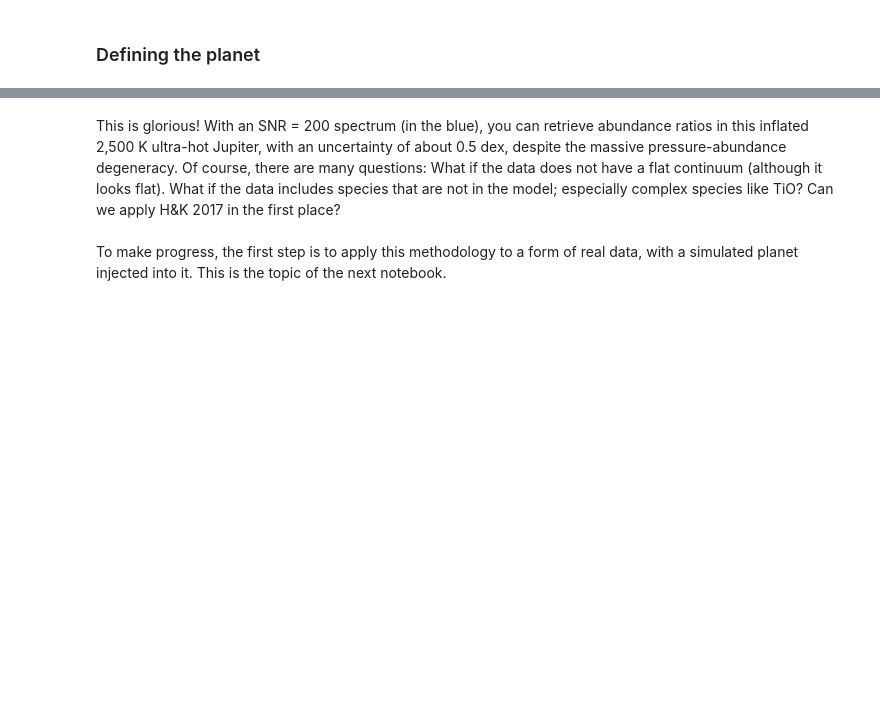
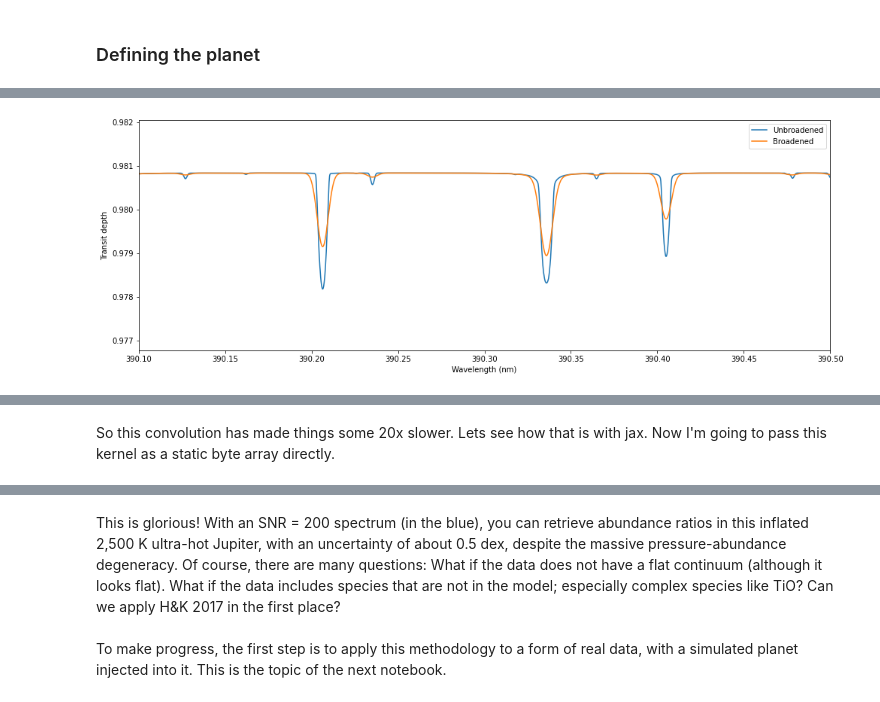
Before and after one commit to Hoeijmakers/jax-hires-coffee, a Jupyter notebook: hires-transmission-hk17.ipynb, the cells around one changed output, grey strips where cells are left out. Saved outputs shown, nothing was run; the diff lists cells and outputs as text; code cells hidden in the pictures; blank space fills up the shorter version.

Commit message:
Until convolution

```diff
--- a/hires-transmission-hk17.ipynb
+++ b/hires-transmission-hk17.ipynb
@@ -215,7 +215,7 @@ for i in range(order_start,np.min([order_end,len(list_of_orders)])):
     min_wl = np.min([np.min(list_of_wls_cor[i]),min_wl])
     max_wl = np.max([np.max(list_of_wls_cor[i]),max_wl])
 
-list_of_wld = copy.deepcopy(list_of_wls)
+list_of_wld = copy.deepcopy(list_of_wls_oot)
 
 plt.figure(figsize=(14,5))
 plt.imshow(list_of_orders_oot[oi],aspect='auto')
@@ -446,0 +533,14 @@ p = [2500.0,[S['Fe'].kappa_i],]
+# %%
+nwli = len(wli)
+nwld = len(wld)
+nexp = len(fxf)
+wld_b = wld.tobytes()
+kappa_grid_b = kappa_grid.tobytes()
+fxf_b = fxf.tobytes()
+
+
+t1=ut.start()
+for i in range(N):
+    model_jax_adv(p,wld_b,kappa_grid_b,fxf_b,k,m,g,P0,R0,Rs**2,nwli,nwld,nexp,n_species)
+t2 = ut.end(t1,silent=True)/N
+print(f'Elapsed time per model: {np.round(t2*1000,3)} ms')
@@ -446,0 +583,38 @@ p = [2500.0,[S['Fe'].kappa_i],]
+# %%
+sfwhm = 2*np.sqrt(2*np.log(2))#2.355...
+
+p = [2500.0,-5.0,-1.0,-2.0,-2.0,1.0,4.7/sfwhm]# The model parameters: T, Fe, 2 other species relative to Fe, log(k0), c0 and now also the gaussian FWHM line width.
+
+
+#We first calculate what we want for the convolution kernel.
+mf=5.0#max_fwhm_expected
+nf=4.0#How many times wider the kernel is compared to the fwhm of the lsf?
+k_size = int(mf/dv*nf)
+if k_size%2 == 0: k_size+=1#Make sure that it is odd.
+x_kernel = (np.arange(k_size)-(k_size-1)/2)*dv #This places 0 directly in the middle; and serves as the x axis of our convolution. On-the-fly, this will be used to calculate a gaussian with which to convolve.
+
+
+fx = model_numpy(p,wld,kappa_grid,fxf)
+fx_b = model_conv_numpy(p,wld,kappa_grid,fxf,x_kernel)
+
+
+yrange = np.max(fx)-np.min(fx)
+plt.figure(figsize=(14,5))
+plt.plot(wli,fx,label='Unbroadened')
+plt.plot(wli,fx_b,label='Broadened')
+plt.legend()
+plt.xlim(390.1,390.5)
+plt.xlabel('Wavelength (nm)')
+plt.ylabel('Transit depth')
+plt.ylim(np.max(fx)-yrange,np.max(fx)+0.3*yrange)
+plt.tight_layout()
+plt.show()
+
+N=20#We need to decrease the number here, because convolution is slow.
+t1=ut.start()
+for i in range(N):
+    model_conv_numpy(p,wld,kappa_grid,fxf,x_kernel)
+t2 = ut.end(t1,silent=True)/N
+print(f'Elapsed time per numpy model: {np.round(t2*1000,3)} ms')
+# %% [output]
+[figure, added]
@@ -446,0 +622,2 @@ p = [2500.0,[S['Fe'].kappa_i],]
+# %% [markdown]
+So this convolution has made things some 20x slower. Lets see how that is with jax. Now I'm going to pass this kernel as a static byte array directly.
```
Also changed, not shown: parts of 23 cells of this notebook, 1 other file.
